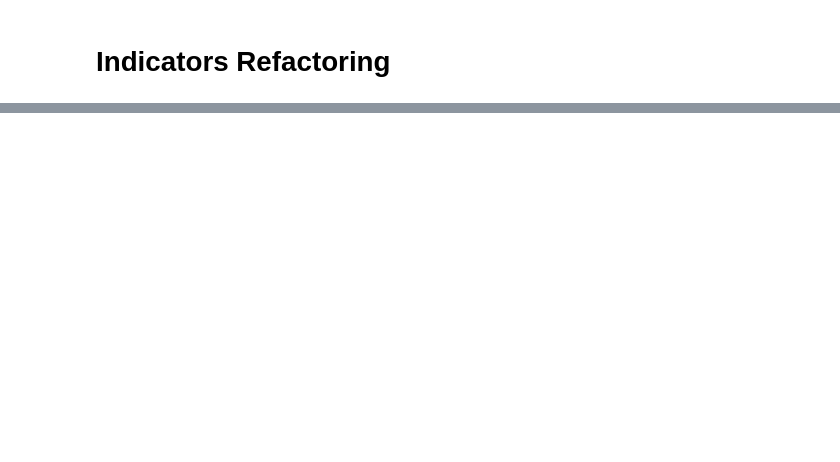
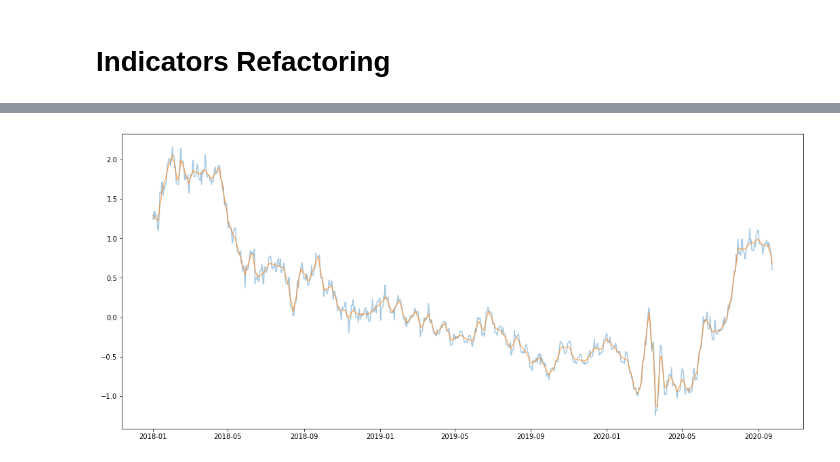
Before and after one commit to renero/trader, a Jupyter notebook: notebooks/indicators.ipynb, the cells around one changed output, grey strips where cells are left out. Drawn from its saved outputs; the diff is of its cells as text; code cells hidden in the pictures; blank space fills up the shorter version.

```diff
--- a/notebooks/indicators.ipynb
+++ b/notebooks/indicators.ipynb
@@ -58,0 +56,7 @@ ticks.data.head()
+# %%
+plt.figure(figsize=(18, 8))
+plt.plot(ticks.data.close, alpha=0.4)
+plt.plot(ticks.data.close_l1tf, alpha=0.6)
+plt.show()
+# %% [output]
+[figure, added]
```
Also changed, not shown: parts of 3 cells of this notebook, 7 other files.
